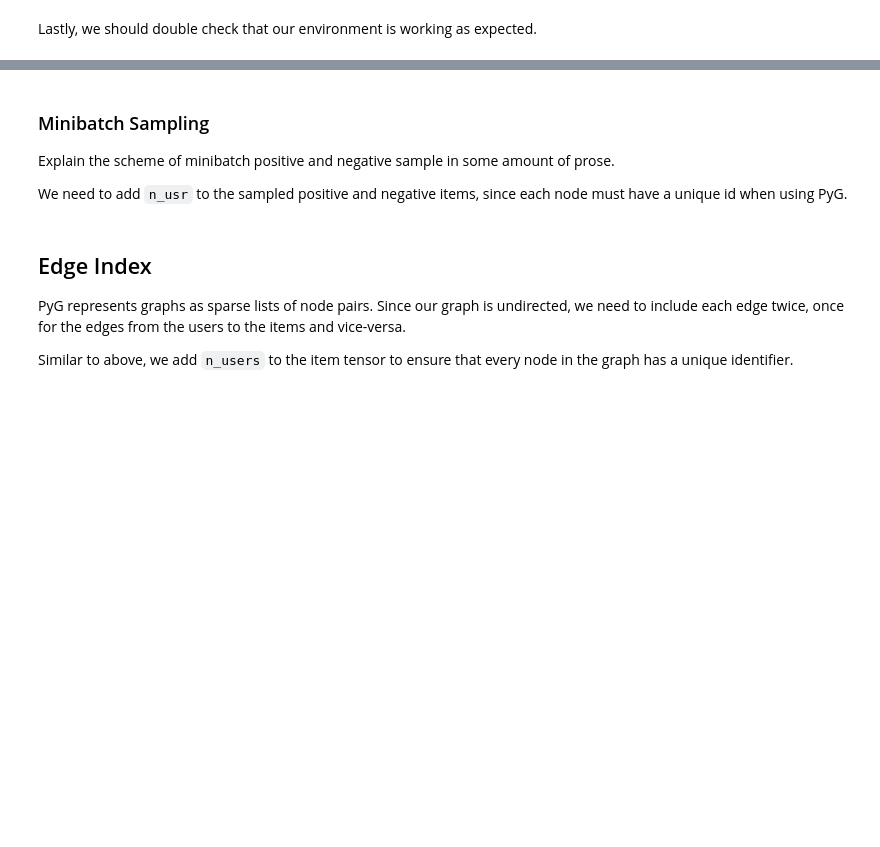
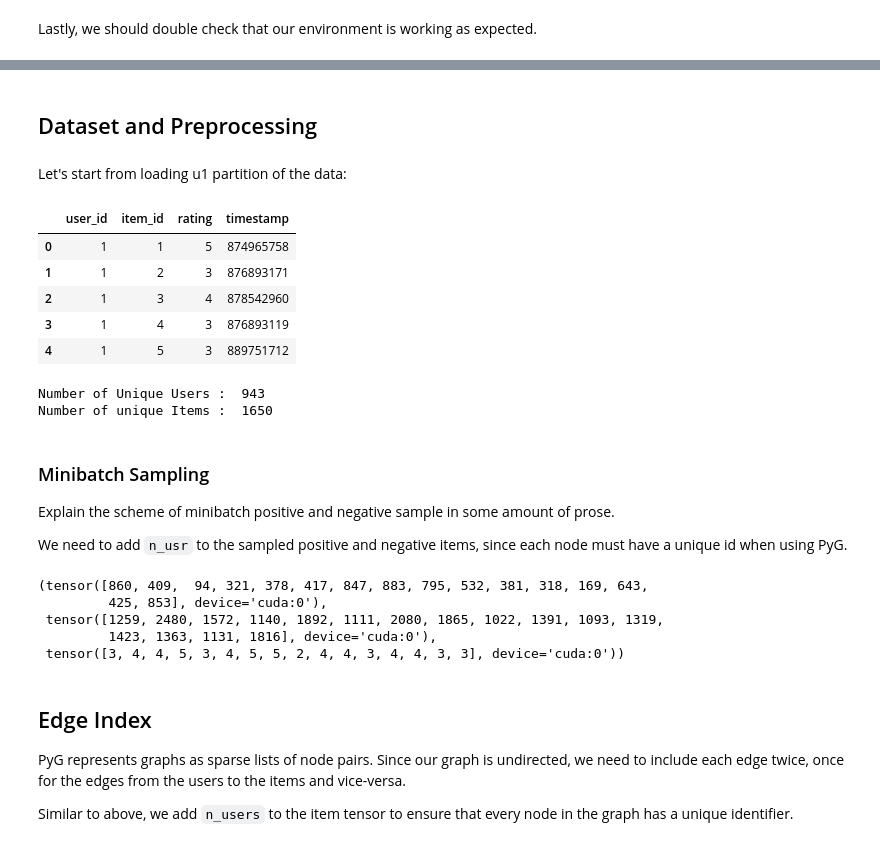
Before and after one commit to domrachev03/gnn_recommendation_system, a Jupyter notebook: notebooks/02_handcrafted_gnn.ipynb, the cells around one changed output, grey strips where cells are left out. Cells and saved outputs as stored; diff of their text form; code cells hidden in the pictures; blank space fills up the shorter version.

Commit message:
Sync notebook with kaggle

```diff
--- a/notebooks/02_handcrafted_gnn.ipynb
+++ b/notebooks/02_handcrafted_gnn.ipynb
@@ -95,8 +52,26 @@ test_df['item_id_idx'] = le_item.transform(test_df['item_id'].values)
+# %% [markdown]
+## Dataset and Preprocessing
+# %% [markdown]
+Let's start from loading u1 partition of the data:
+# %%
+columns_name=['user_id','item_id','rating','timestamp']
+df_train, df_test = pd.read_csv("/kaggle/input/u111111/u1.base",sep="\t",names=columns_name), pd.read_csv("/kaggle/input/u111111/u1.base", sep="\t", names=columns_name)
+df_train.head()
+# %% [output]
+|  | user_id | item_id | rating | timestamp |
+| 0 | 1 | 1 | 5 | 874965758 |
+| 1 | 1 | 2 | 3 | 876893171 |
+| 2 | 1 | 3 | 4 | 878542960 |
+| 3 | 1 | 4 | 3 | 876893119 |
+| 4 | 1 | 5 | 3 | 889751712 |
 # %%
-n_users = train_df['user_id_idx'].nunique()
-n_items = train_df['item_id_idx'].nunique()
+n_users = df_train['user_id'].nunique()
+n_items = df_train['item_id'].nunique()
 print("Number of Unique Users : ", n_users)
 print("Number of unique Items : ", n_items)
+# %% [output]
+Number of Unique Users :  943
+Number of unique Items :  1650
 # %% [markdown]
 ### Minibatch Sampling
 
@@ -136,3 +81,20 @@ data_loader(train_df, 16, n_users, n_items)
+# %%
+def data_loader(data, batch_size, n_usr):
+    batched_data = data.sample(batch_size)
+
+    return (
+        torch.LongTensor(list(batched_data['user_id'])).to(device),
+        torch.LongTensor(list(batched_data['item_id'])).to(device) + n_usr,
+        torch.LongTensor(list(batched_data['rating'])).to(device)
+    )
+
+data_loader(df_train, 16, n_users)
+# %% [output]
+(tensor([860, 409,  94, 321, 378, 417, 847, 883, 795, 532, 381, 318, 169, 643,
+         425, 853], device='cuda:0'),
+ tensor([1259, 2480, 1572, 1140, 1892, 1111, 2080, 1865, 1022, 1391, 1093, 1319,
+         1423, 1363, 1131, 1816], device='cuda:0'),
+ tensor([3, 4, 4, 5, 3, 4, 5, 5, 2, 4, 4, 3, 4, 4, 3, 3], device='cuda:0'))
 # %% [markdown]
 ## Edge Index
 
```
Also changed, not shown: parts of 34 cells of this notebook.
